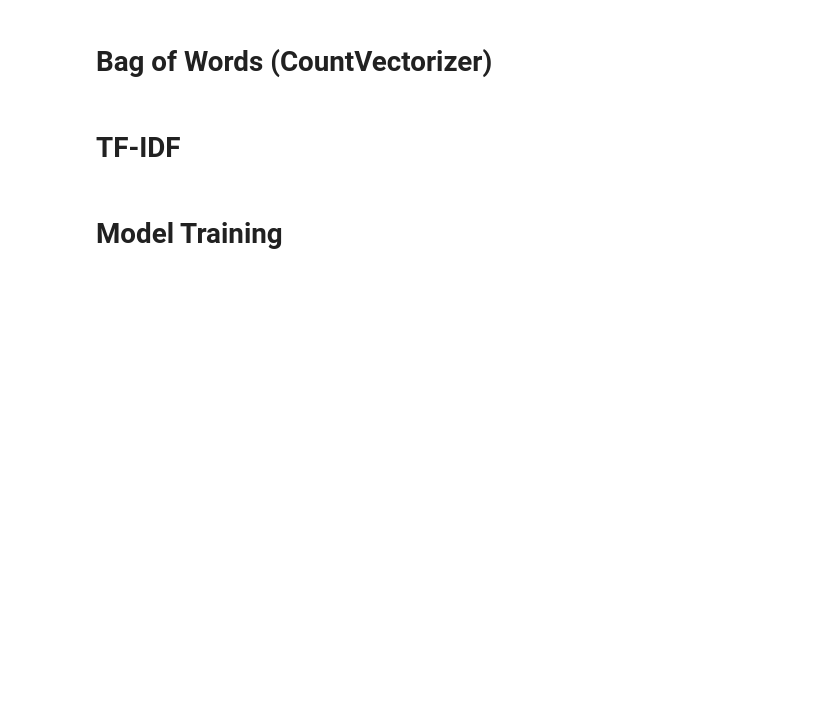
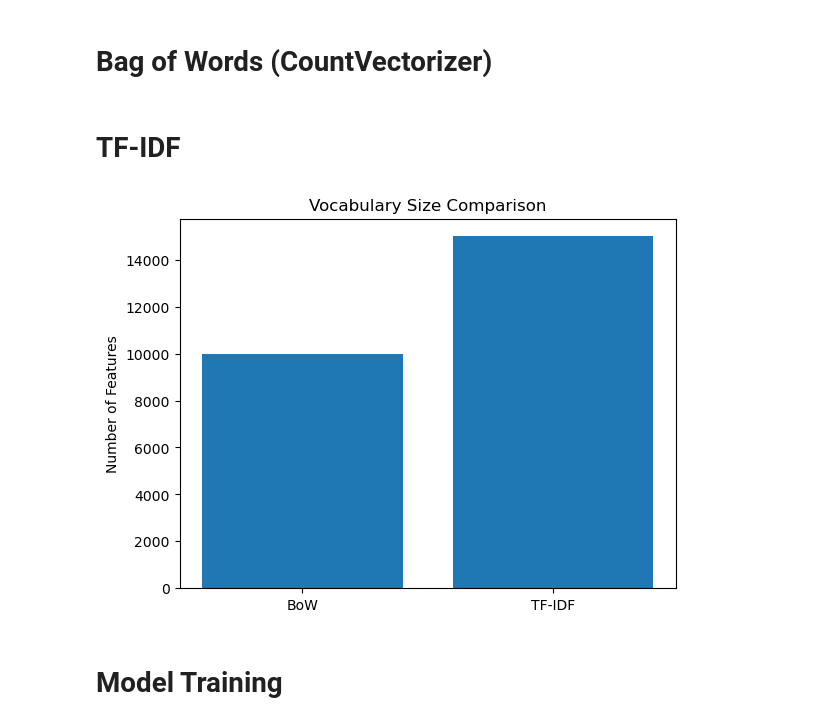
Before and after one commit to HelenaGomezV/project-3-nlp, a Jupyter notebook: fake_news_project.ipynb, the cells around one changed output. Cells and saved outputs as stored; diff of their text form; code cells hidden in the pictures; blank space fills up the shorter version.

```diff
--- a/fake_news_project.ipynb
+++ b/fake_news_project.ipynb
@@ -221,6 +300,16 @@ def vectorize_tfidf(X_train, X_test):
 # %%
 X_train_bow, X_test_bow = vectorize_bow(X_train, X_test)
 X_train_tfidf, X_test_tfidf = vectorize_tfidf(X_train, X_test)
+# %%
+plt.bar(
+    ["BoW", "TF-IDF"],
+    [X_train_bow.shape[1], X_train_tfidf.shape[1]]
+)
+plt.title("Vocabulary Size Comparison")
+plt.ylabel("Number of Features")
+plt.show()
+# %% [output]
+[figure, added]
 # %% [markdown]
 # Model Training
 # %% [markdown]
```
Also changed, not shown: parts of 9 cells of this notebook, 1 other file.
